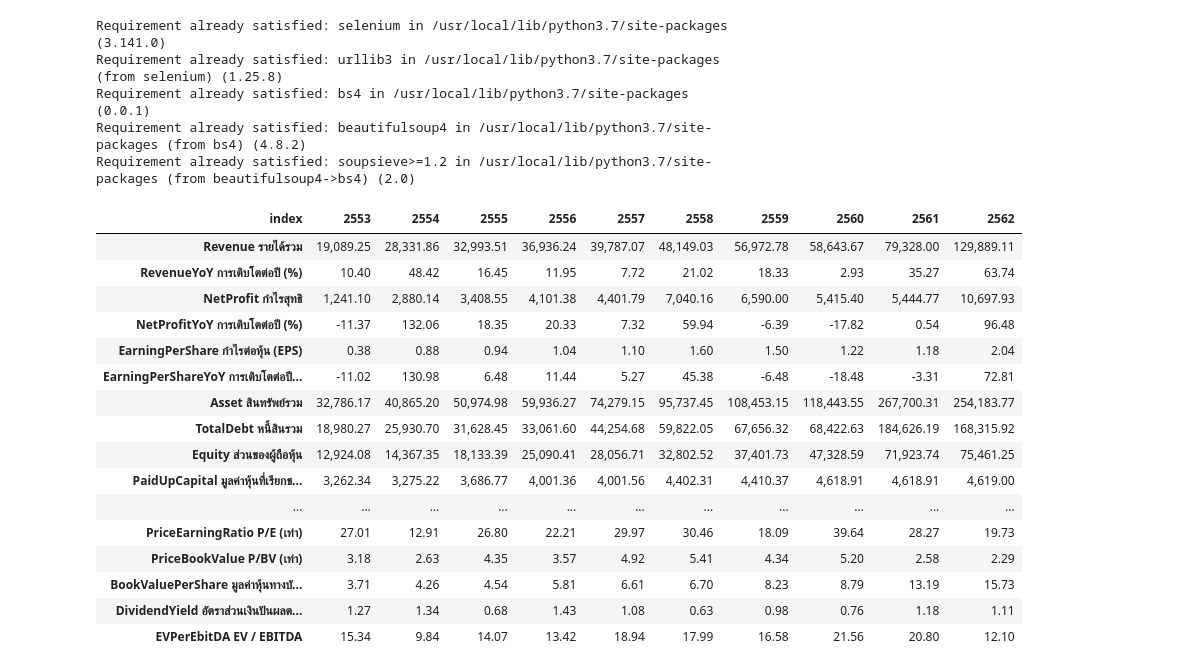
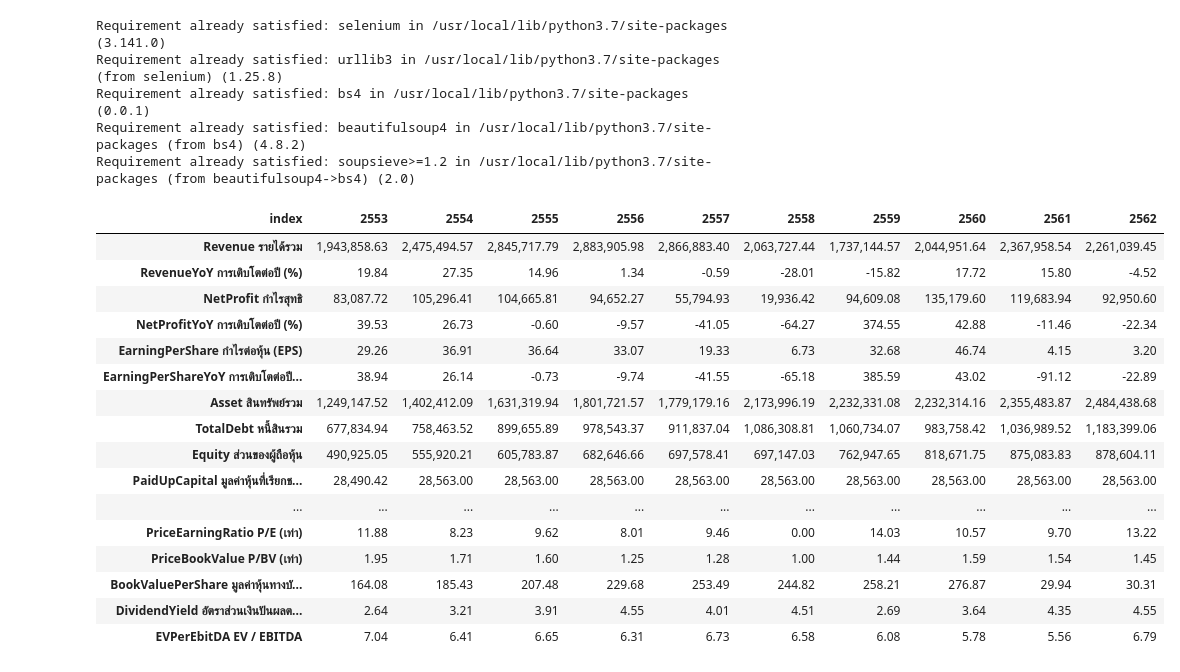
Before and after one commit to jallynme/Finnomena-Web-Scraping, a Jupyter notebook: Finnomena Web Scraping.ipynb, the cells around one changed output. Saved outputs shown, nothing was run; the diff lists cells and outputs as text; code cells hidden in the pictures.

```diff
--- a/Finnomena Web Scraping.ipynb
+++ b/Finnomena Web Scraping.ipynb
@@ -30,7 +30,7 @@ def login():
         print(e)
 login()
 # %%
-def getStockDetails(name,isYearly):
+def getStockDetails(name,isAnnual):
     # stock-growthrate
     sections = ['stock-growthrate','stock-financial-report','stock-financial-ratio','stock-statistics']
     url = 'https://www.finnomena.com/stock/' + name
@@ -48,7 +48,7 @@ def getStockDetails(name,isYearly):
             if len(headers) == 0:
                 for div in BeautifulSoup(headerElements.get_attribute('innerHTML'), 'html.parser').find_all('div', {'class': 'topic'}):
                     headers.append(div.get_text())
-            if not toggled and isYearly:
+            if not toggled and isAnnual:
                 toggled = True
                 driver.find_element_by_class_name('toggle').click()
 
@@ -76,33 +76,36 @@ def getStockDetails(name,isYearly):
         return (headers,quarters,data)
     except Exception as e:
         print(e)
-# %%
-import pandas as pd
-headers,quartersOrYear,responseData = getStockDetails(name='mint',isYearly=True)
 # %%
-data = {}
-for d in responseData:
-    data = dict(list(data.items()) + list(d.items()))
-data['index'] = quartersOrYear
-df = pd.DataFrame(data)
-df = df.iloc[:-1]
-df.set_index('index',inplace = True)
-df.transpose()
+import pandas as pd
+def getFinancialDetails(symbol):
+    headers,quarterlyOrAnnual,responseData = getStockDetails(name=symbol,isAnnual=True)
+    data = {}
+    for d in responseData:
+        data = dict(list(data.items()) + list(d.items()))
+    data['index'] = quarterlyOrAnnual
+    df = pd.DataFrame(data)
+    df = df.iloc[:-1]
+    df.set_index('index',inplace = True)
+    df = df.transpose()
+    df.to_csv(f'./Reports/{symbol}.csv')
+    return df
+getFinancialDetails('ptt')
 # %% [output]
 | index | 2553 | 2554 | 2555 | 2556 | 2557 | 2558 | 2559 | 2560 | 2561 | 2562 |
-| Revenue รายได้รวม | 19,089.25 | 28,331.86 | 32,993.51 | 36,936.24 | 39,787.07 | 48,149.03 | 56,972.78 | 58,643.67 | 79,328.00 | 129,889.11 |
-| RevenueYoY การเติบโตต่อปี (%) | 10.40 | 48.42 | 16.45 | 11.95 | 7.72 | 21.02 | 18.33 | 2.93 | 35.27 | 63.74 |
-| NetProfit กำไรสุทธิ | 1,241.10 | 2,880.14 | 3,408.55 | 4,101.38 | 4,401.79 | 7,040.16 | 6,590.00 | 5,415.40 | 5,444.77 | 10,697.93 |
-| NetProfitYoY การเติบโตต่อปี (%) | -11.37 | 132.06 | 18.35 | 20.33 | 7.32 | 59.94 | -6.39 | -17.82 | 0.54 | 96.48 |
-| EarningPerShare กำไรต่อหุ้น (EPS) | 0.38 | 0.88 | 0.94 | 1.04 | 1.10 | 1.60 | 1.50 | 1.22 | 1.18 | 2.04 |
-| EarningPerShareYoY การเติบโตต่อปี... | -11.02 | 130.98 | 6.48 | 11.44 | 5.27 | 45.38 | -6.48 | -18.48 | -3.31 | 72.81 |
-| Asset สินทรัพย์รวม | 32,786.17 | 40,865.20 | 50,974.98 | 59,936.27 | 74,279.15 | 95,737.45 | 108,453.15 | 118,443.55 | 267,700.31 | 254,183.77 |
-| TotalDebt หนี้สินรวม | 18,980.27 | 25,930.70 | 31,628.45 | 33,061.60 | 44,254.68 | 59,822.05 | 67,656.32 | 68,422.63 | 184,626.19 | 168,315.92 |
-| Equity ส่วนของผู้ถือหุ้น | 12,924.08 | 14,367.35 | 18,133.39 | 25,090.41 | 28,056.71 | 32,802.52 | 37,401.73 | 47,328.59 | 71,923.74 | 75,461.25 |
-| PaidUpCapital มูลค่าหุ้นที่เรียกช... | 3,262.34 | 3,275.22 | 3,686.77 | 4,001.36 | 4,001.56 | 4,402.31 | 4,410.37 | 4,618.91 | 4,618.91 | 4,619.00 |
+| Revenue รายได้รวม | 1,943,858.63 | 2,475,494.57 | 2,845,717.79 | 2,883,905.98 | 2,866,883.40 | 2,063,727.44 | 1,737,144.57 | 2,044,951.64 | 2,367,958.54 | 2,261,039.45 |
+| RevenueYoY การเติบโตต่อปี (%) | 19.84 | 27.35 | 14.96 | 1.34 | -0.59 | -28.01 | -15.82 | 17.72 | 15.80 | -4.52 |
+| NetProfit กำไรสุทธิ | 83,087.72 | 105,296.41 | 104,665.81 | 94,652.27 | 55,794.93 | 19,936.42 | 94,609.08 | 135,179.60 | 119,683.94 | 92,950.60 |
+| NetProfitYoY การเติบโตต่อปี (%) | 39.53 | 26.73 | -0.60 | -9.57 | -41.05 | -64.27 | 374.55 | 42.88 | -11.46 | -22.34 |
+| EarningPerShare กำไรต่อหุ้น (EPS) | 29.26 | 36.91 | 36.64 | 33.07 | 19.33 | 6.73 | 32.68 | 46.74 | 4.15 | 3.20 |
+| EarningPerShareYoY การเติบโตต่อปี... | 38.94 | 26.14 | -0.73 | -9.74 | -41.55 | -65.18 | 385.59 | 43.02 | -91.12 | -22.89 |
+| Asset สินทรัพย์รวม | 1,249,147.52 | 1,402,412.09 | 1,631,319.94 | 1,801,721.57 | 1,779,179.16 | 2,173,996.19 | 2,232,331.08 | 2,232,314.16 | 2,355,483.87 | 2,484,438.68 |
+| TotalDebt หนี้สินรวม | 677,834.94 | 758,463.52 | 899,655.89 | 978,543.37 | 911,837.04 | 1,086,308.81 | 1,060,734.07 | 983,758.42 | 1,036,989.52 | 1,183,399.06 |
+| Equity ส่วนของผู้ถือหุ้น | 490,925.05 | 555,920.21 | 605,783.87 | 682,646.66 | 697,578.41 | 697,147.03 | 762,947.65 | 818,671.75 | 875,083.83 | 878,604.11 |
+| PaidUpCapital มูลค่าหุ้นที่เรียกช... | 28,490.42 | 28,563.00 | 28,563.00 | 28,563.00 | 28,563.00 | 28,563.00 | 28,563.00 | 28,563.00 | 28,563.00 | 28,563.00 |
 | ... | ... | ... | ... | ... | ... | ... | ... | ... | ... | ... |
-| PriceEarningRatio P/E (เท่า) | 27.01 | 12.91 | 26.80 | 22.21 | 29.97 | 30.46 | 18.09 | 39.64 | 28.27 | 19.73 |
-| PriceBookValue P/BV (เท่า) | 3.18 | 2.63 | 4.35 | 3.57 | 4.92 | 5.41 | 4.34 | 5.20 | 2.58 | 2.29 |
-| BookValuePerShare มูลค่าหุ้นทางบั... | 3.71 | 4.26 | 4.54 | 5.81 | 6.61 | 6.70 | 8.23 | 8.79 | 13.19 | 15.73 |
-| DividendYield อัตราส่วนเงินปันผลต... | 1.27 | 1.34 | 0.68 | 1.43 | 1.08 | 0.63 | 0.98 | 0.76 | 1.18 | 1.11 |
-| EVPerEbitDA EV / EBITDA | 15.34 | 9.84 | 14.07 | 13.42 | 18.94 | 17.99 | 16.58 | 21.56 | 20.80 | 12.10 |
+| PriceEarningRatio P/E (เท่า) | 11.88 | 8.23 | 9.62 | 8.01 | 9.46 | 0.00 | 14.03 | 10.57 | 9.70 | 13.22 |
+| PriceBookValue P/BV (เท่า) | 1.95 | 1.71 | 1.60 | 1.25 | 1.28 | 1.00 | 1.44 | 1.59 | 1.54 | 1.45 |
+| BookValuePerShare มูลค่าหุ้นทางบั... | 164.08 | 185.43 | 207.48 | 229.68 | 253.49 | 244.82 | 258.21 | 276.87 | 29.94 | 30.31 |
+| DividendYield อัตราส่วนเงินปันผลต... | 2.64 | 3.21 | 3.91 | 4.55 | 4.01 | 4.51 | 2.69 | 3.64 | 4.35 | 4.55 |
+| EVPerEbitDA EV / EBITDA | 7.04 | 6.41 | 6.65 | 6.31 | 6.73 | 6.58 | 6.08 | 5.78 | 5.56 | 6.79 |
```
Also changed, not shown: 1 other file.
